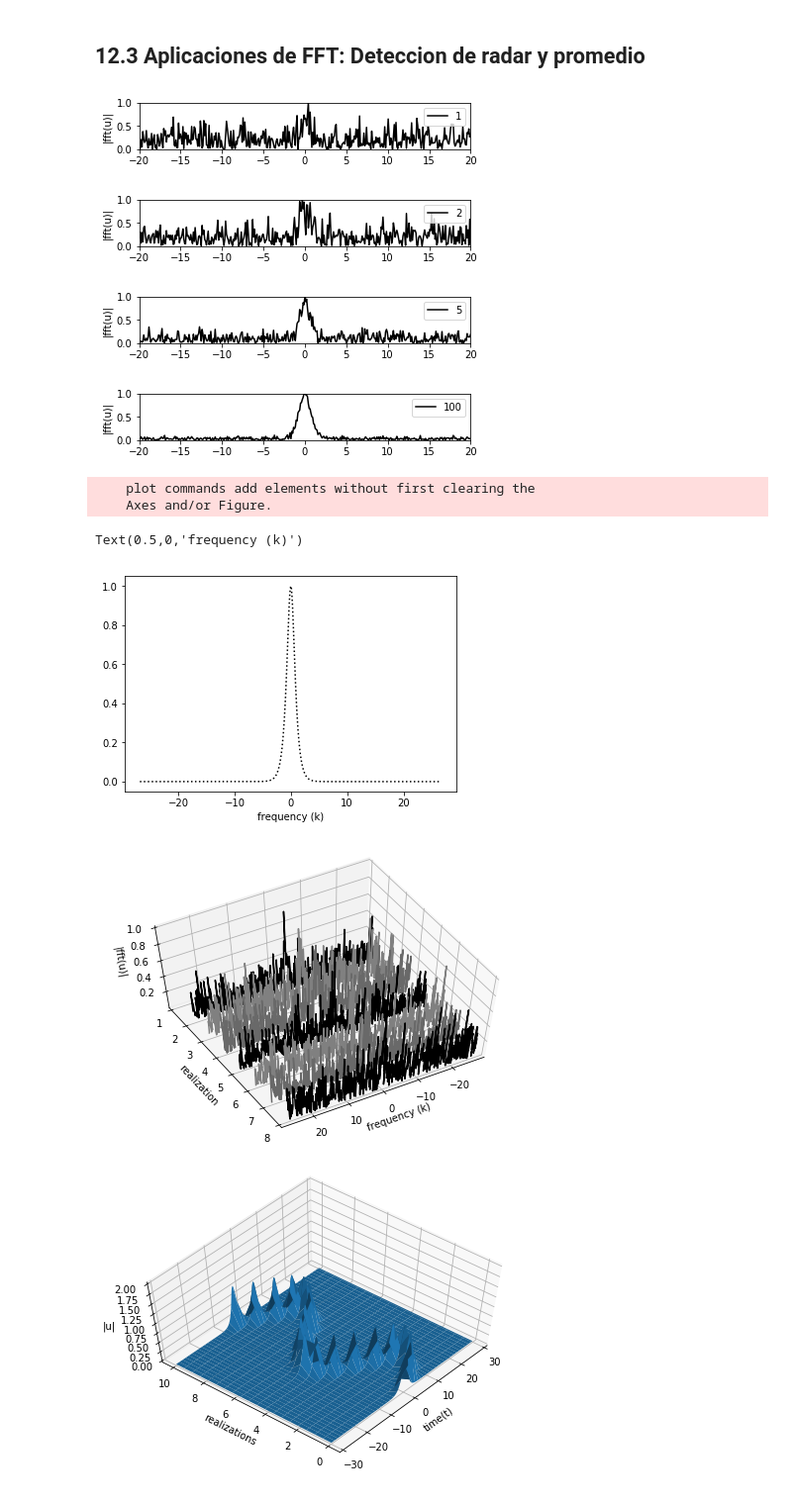
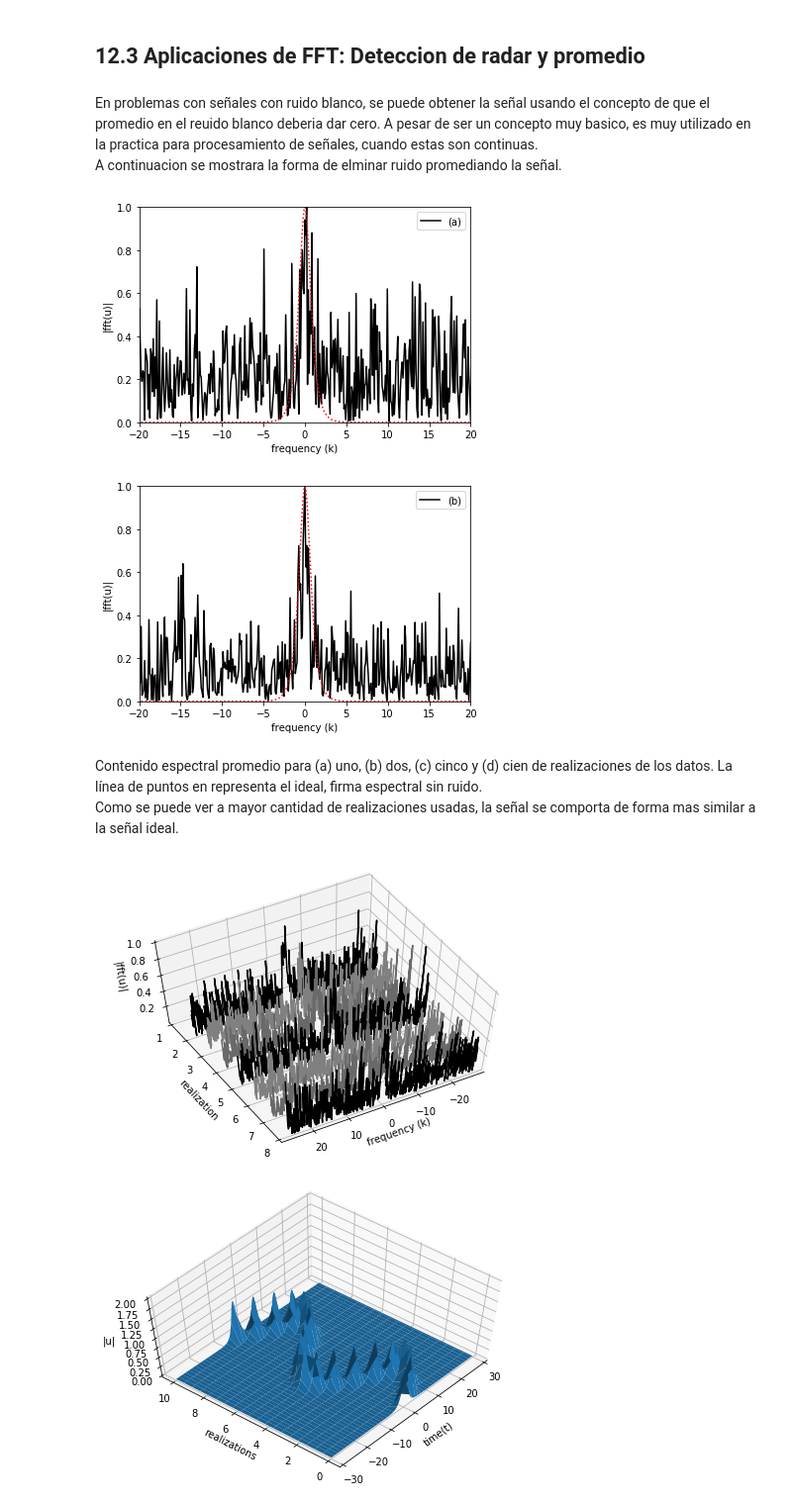
Before and after one commit to OscarEMejia/Herramientas-Computacionales, a Jupyter notebook: Taller_4/Taller_4.ipynb, the cells around one changed output. Shown at 99% size. Drawn from its saved outputs; the diff is of its cells as text; code cells hidden in the pictures.

```diff
--- a/Taller_4/Taller_4.ipynb
+++ b/Taller_4/Taller_4.ipynb
@@ -417,5 +430,8 @@ show()
 # %% [markdown]
 ## 12.3 Aplicaciones de FFT: Deteccion de radar y promedio
+# %% [markdown]
+En problemas con señales con ruido blanco, se puede obtener la señal usando el concepto de que el promedio en el reuido blanco deberia dar cero. A pesar de ser un concepto muy basico, es muy utilizado en la practica para procesamiento de señales, cuando estas son continuas.
+A continuacion se mostrara la forma de elminar ruido promediando la señal.
 # %%
 L=30
 n=512
@@ -446,47 +462,45 @@ for jj, b in enumerate(realize):
         dat=np.zeros((b,n-1))
         un=np.zeros((b,n-1))
 
         for j in range(0,b):
             r=[]
             im=[]
 
 
             for i in range(0,n-1):
                 r.append(random.randn())
                 im.append(1j*random.randn())
 
             r=np.array(r)
             im=np.array(im)
             utn[j,:]= ut + noise*(r + im)
             ave=ave+utn[j,:]
 
             dat[j,:]= abs(fftshift(utn[j,:]))/(max(abs(utn[j,:])))
             un[j,:]=ifft(utn[j,:])
 
         ave=abs(fftshift(ave))/b
 
-        subplot(4,1,jj+1)
-        plot(ks,ave[0,:]/max(ave[0,:]),'k',label=b)
+
+        plot(ks,ave[0,:]/max(ave[0,:]),'k',label=labels[jj])
 
         xlim(-20, 20)
         ylim(0, 1)
 
         legend(loc='upper right')
         ylabel('|fft(u)|')
+        #
+
+        #hold()
+        plot(ks,abs(np.fft.fftshift(ut))/max(abs(ut)),'r:')
+        xlabel('frequency (k)')
         show()
-
-hold(True)
-plot(ks,abs(np.fft.fftshift(ut))/max(abs(ut)),'k:')
-xlabel('frequency (k)')
 # %% [output]
-[figure, old version]
+[figure, new version]
-[figure, old version]
+[figure, new version]
-[figure, removed]
-[figure, removed]
-    plot commands add elements without first clearing the
-    Axes and/or Figure.
-Text(0.5,0,'frequency (k)')
-[figure, removed]
+# %% [markdown]
+Contenido espectral promedio para (a) uno, (b) dos, (c) cinco y (d) cien de realizaciones de los datos. La línea de puntos en representa el ideal, firma espectral sin ruido.
+ Como se puede ver  a mayor cantidad de realizaciones usadas, la señal se comporta de forma mas similar a la señal ideal.
 # %%
 fig =figure(num=2)
 ax=Axes3D(fig)
@@ -500,7 +514,7 @@ ylim(1,8)
 ax.set_zlabel('|fft(u)|')
 ax.view_init(60,60)
 # %% [output]
-[figure, old version]
+[figure, new version]
 # %%
 s=linspace(0,10,10/0.5)
 [T,S]=meshgrid(t,s)
```
Also changed, not shown: parts of 14 cells of this notebook.
